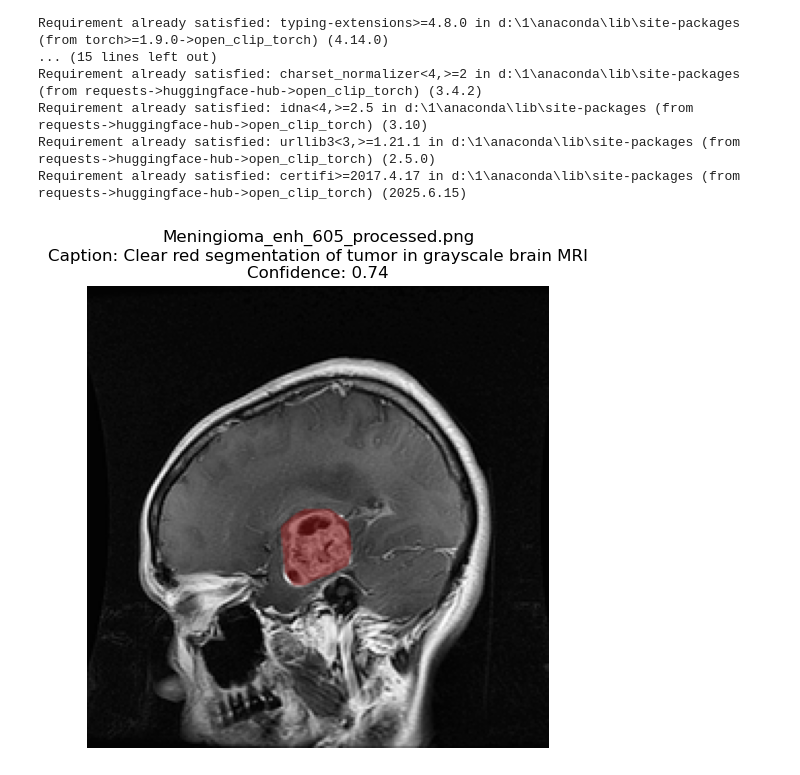
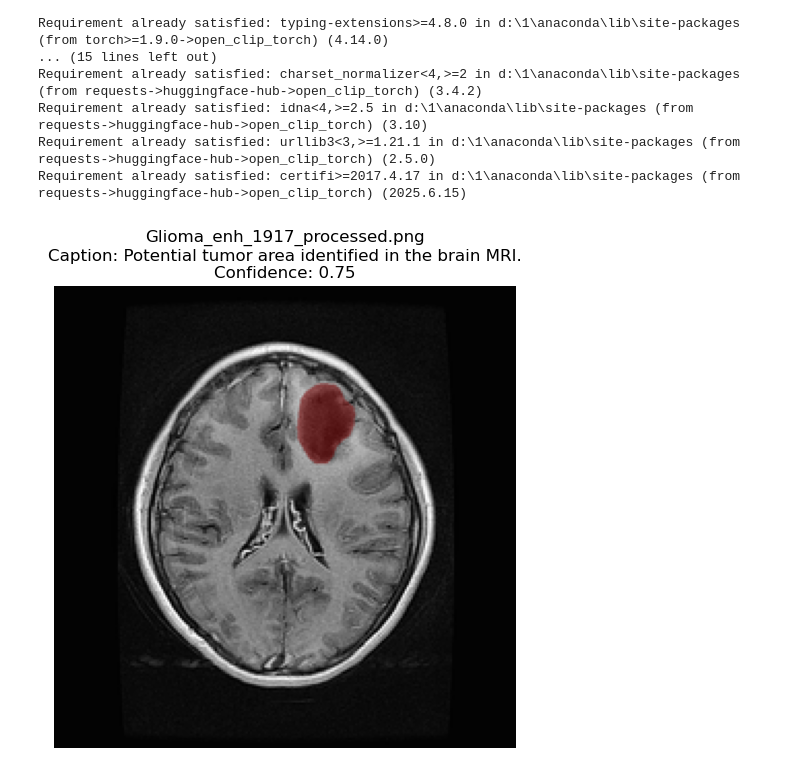
Before and after one commit to deiaamohamed/LLM-REPORTING, a Jupyter notebook: BIOMedCLIPV1.2.ipynb, the cells around one changed output. Drawn from its saved outputs; the diff is of its cells as text; code cells hidden in the pictures.

```diff
--- a/BIOMedCLIPV1.2.ipynb
+++ b/BIOMedCLIPV1.2.ipynb
@@ -51,35 +51,38 @@ root_path = r"D:\LLM\heatmaps"
 image_files = glob.glob(os.path.join(root_path, "*_processed.png"))
 
 labels = [
-    # Tumor captions
-    "MRI scan showing a glioma tumor with a red heatmap overlay highlighting the affected region",
-    "Meningioma tumor visible in brain MRI with red heatmap focusing on the abnormal mass",
-    "Pituitary tumor indicated by red heatmap in grayscale MRI brain scan",
-    "Red heatmap in brain MRI scan indicates abnormal tumor growth",
-    "Brain MRI with strong red heatmap activation around suspected tumor",
-    "Segmented tumor region in grayscale brain scan with red highlight",
-    "Localized brain tumor with clear red heatmap in medical scan",
-    "Medical brain scan showing tumor in red over grayscale MRI",
-    "Grayscale MRI showing potential tumor area marked in red",
-    "Abnormal tissue detected with red heatmap overlay in brain MRI",
-    "MRI showing aggressive tumor highlighted in red heatmap",
-    "Red-hot tumor spot visualized in grayscale brain MRI",
-    "Brain scan heatmap shows focal lesion in red",
-    "Clear red segmentation of tumor in grayscale brain MRI",
-    "Red-colored tumor marking in brain scan image",
-    "Contrast-enhanced MRI showing a red-marked tumor site",
-    "Brain tumor region localized via red thermal-like overlay",
+    # tumor
+    "Glioma tumor identified in the brain MRI.",
+    "Meningioma tumor detected in the brain MRI.",
+    "Pituitary mass lesion observed in the pituitary gland region of the brain MRI.",
+    "MRI suggests abnormal tumor growth in the brain.",
+    "Focal lesion consistent with tumor presence in the brain MRI.",
+    "Tumor region segmented in the brain MRI.",
+    "Localized brain tumor visible in the MRI scan.",
+    "Abnormal mass present in the brain MRI.",
+    "Potential tumor area identified in the brain MRI.",
+    "Abnormal tissue formation observed in the brain MRI.",
+    "Aggressive tumor appearance noted on the MRI scan.",
+    "Focal tumor-like lesion seen in the brain MRI.",
+    "Lesion detected in the brain MRI consistent with focal pathology.",
+    "Brain tumor region clearly segmented in the MRI.",
+    "Abnormal mass visualized in the brain MRI.",
+    "Tumor site identified in contrast-enhanced brain MRI.",
+    "Localized tumor detected with strong signal intensity in the brain MRI.",
 
-    # No-tumor captions
-    "Normal grayscale brain MRI with no abnormal findings or heatmap overlays",
-    "Healthy brain scan with no tumor detected and no red highlights",
-    "Grayscale MRI showing typical brain anatomy without signs of tumor",
-    "Brain MRI with no evidence of abnormal growth or red heatmap region",
-    "No signs of tumor present in the grayscale brain scan",
-    "Clean brain MRI showing no heatmap or suspicious tumor activity",
-    "Standard brain MRI image with no visible pathology",
-    "Healthy brain MRI — no segmentation or red regions detected"
+    # no tumor
+    "Normal brain MRI with no abnormal findings.",
+    "Healthy brain MRI with no evidence of tumor.",
+    "Brain MRI shows normal anatomy without abnormalities.",
+    "No signs of tumor observed in the brain MRI.",
+    "Clear brain MRI without any abnormal growth.",
+    "Brain MRI appears unremarkable and within normal limits.",
+    "Normal findings on brain MRI.",
+    "No pathological features identified in the brain MRI."
+
+
 ]
+
 
 
 text_inputs = tokenizer(labels).to(device)
@@ -88,7 +91,7 @@ with torch.no_grad():
     text_features /= text_features.norm(dim=-1, keepdim=True)
 
 # num_images_to_show = 50
-num_images=random.sample(image_files,10)
+#num_images=random.sample(image_files,10)
 '''
 for img_path in image_files[:num_images_to_show]:
     image = Image.open(img_path).convert("RGB")
@@ -102,32 +105,59 @@ for img_path in image_files[:num_images_to_show]:
         top_idx = similarities.argmax().item()
         caption = labels[top_idx]
 
         raw_conf = similarities[top_idx].item()
         confidence = (raw_conf + 1) / 2
-'''
+========================================================
 for img_path in num_images:
     image = Image.open(img_path).convert("RGB")
     image_tensor = preprocess(image).unsqueeze(0).to(device)
 
     with torch.no_grad():
         image_features = model.encode_image(image_tensor)
         image_features /= image_features.norm(dim=-1, keepdim=True)
 
         similarities = (image_features @ text_features.T).squeeze(0)
         top_idx = similarities.argmax().item()
         caption = labels[top_idx]
 
         raw_conf = similarities[top_idx].item()
         confidence = (raw_conf + 1) / 2
     plt.figure(figsize=(8, 6))
     plt.imshow(image)
     plt.title(f"{os.path.basename(img_path)}\nCaption: {caption}\nConfidence: {confidence:.2f}")
     plt.axis("off")
     plt.show()
 
     print(f"{os.path.basename(img_path)}:")
     print(f"Predicted Caption: {caption}")
     print(f"Confidence: {confidence:.2f}")
     print("-" * 80)
+'''
+img_path = random.choice(image_files)
+image = Image.open(img_path).convert("RGB")
+image_tensor = preprocess(image).unsqueeze(0).to(device)
+
+with torch.no_grad():
+    image_features = model.encode_image(image_tensor)
+    image_features /= image_features.norm(dim=-1, keepdim=True)
+
+    similarities = (image_features @ text_features.T).squeeze(0)
+    top_idx = similarities.argmax().item()
+    caption = labels[top_idx]
+    raw_conf = similarities[top_idx].item()
+    confidence = (raw_conf + 1) / 2
+
+# Display image and result
+plt.figure(figsize=(8, 6))
+plt.imshow(image)
+plt.title(f"{os.path.basename(img_path)}\nCaption: {caption}\nConfidence: {confidence:.2f}")
+plt.axis("off")
+plt.show()
+
+# Print caption
+print(f"{os.path.basename(img_path)}:")
+print(f"Predicted Caption: {caption}")
+print(f"Confidence: {confidence:.2f}")
+print("-" * 80)
 # %% [output]
-[figure, old version]
+[figure, new version]
```
Also changed, not shown: parts of 3 cells of this notebook.
